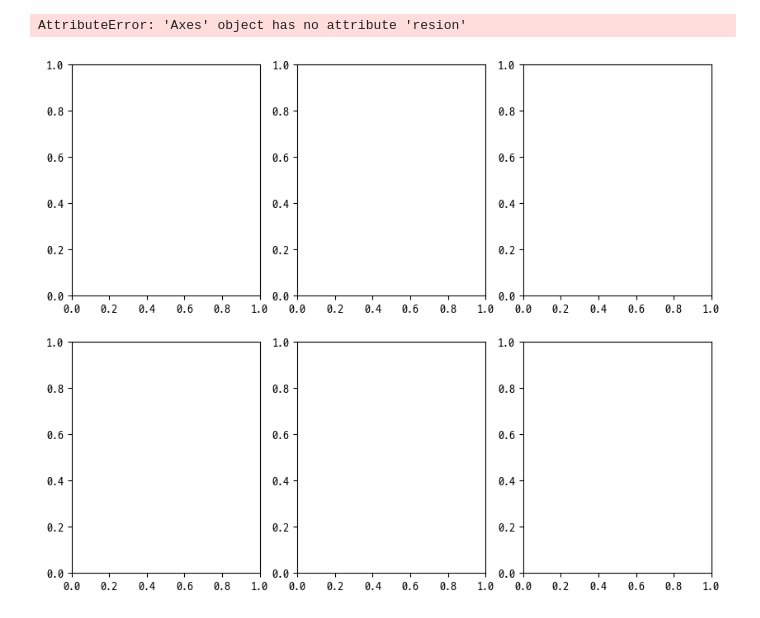
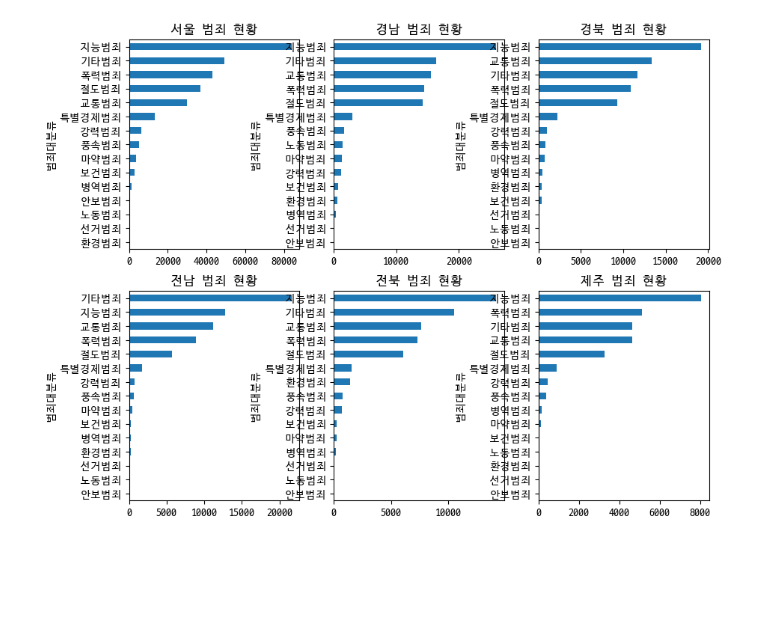
Before and after one commit to YB3698/python_pyb, a Jupyter notebook: 0307과제_범죄 통계.ipynb, the cells around one changed output. Drawn from its saved outputs; the diff is of its cells as text; code cells hidden in the pictures; blank space fills up the shorter version.

```diff
--- a/0307과제_범죄 통계.ipynb
+++ b/0307과제_범죄 통계.ipynb
@@ -1,24 +1,33 @@
 # %%
 import pandas as pd
 import matplotlib.pyplot as plt
 from matplotlib import rc
 import matplotlib.font_manager as fm
 file_path = "./ref/경찰청범죄발생지역별통계_20231231.csv"
 CCTV = pd.read_csv(file_path,encoding="EUC-KR")
 cctv = CCTV.groupby('범죄대분류').sum()
 cctv = cctv.drop(columns=["범죄중분류"]) # 필요없는 열 삭제
 resion = cctv.loc[:,cctv.columns.str.contains('서울|경남|경북|전남|전북|제주')]
 resion.columns = resion.columns.str[:2]
 resion = resion.T.groupby(lambda x:x[:2]).sum().T
 resion
 d2_path = "./ref/D2Coding-Ver1.3.2-20180524.ttf"
 fm.fontManager.addfont(d2_path)
 plt.rcParams["font.family"] = "D2Coding"
 
 fig, ax = plt.subplots(2,3,figsize=(10,8))
-ax[0][1].resion['경남'].sort_values().plot(kind="barh",figsize=(7,7))
-plt.title("서울 범죄 현황")
+resion['서울'].sort_values().plot(kind="barh",ax=ax[0][0])
+ax[0][0].set_title("서울 범죄 현황")
+resion['경남'].sort_values().plot(kind="barh",ax=ax[0][1])
+ax[0][1].set_title("경남 범죄 현황")
+resion['경북'].sort_values().plot(kind="barh",ax=ax[0][2])
+ax[0][2].set_title("경북 범죄 현황")
+resion['전남'].sort_values().plot(kind="barh",ax=ax[1][0])
+ax[1][0].set_title("전남 범죄 현황")
+resion['전북'].sort_values().plot(kind="barh",ax=ax[1][1])
+ax[1][1].set_title("전북 범죄 현황")
+resion['제주'].sort_values().plot(kind="barh",ax=ax[1][2])
+ax[1][2].set_title("제주 범죄 현황")
 plt.show()
 # %% [output]
-AttributeError: 'Axes' object has no attribute 'resion'
-[figure, old version]
+[figure, new version]
```
Also changed, not shown: 26 other files.
